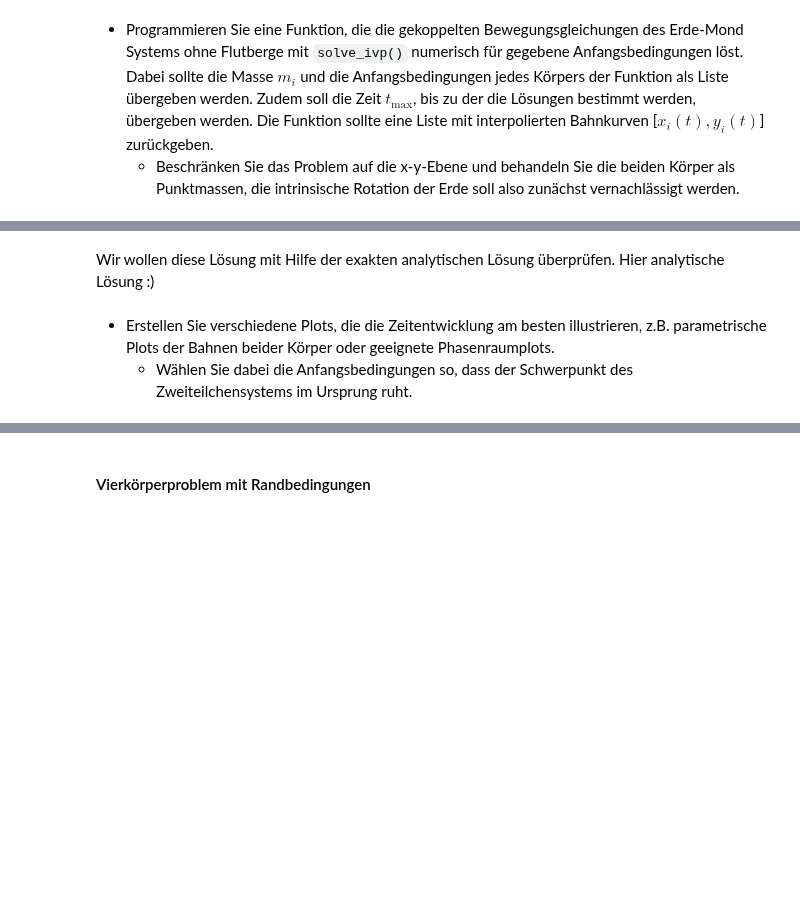
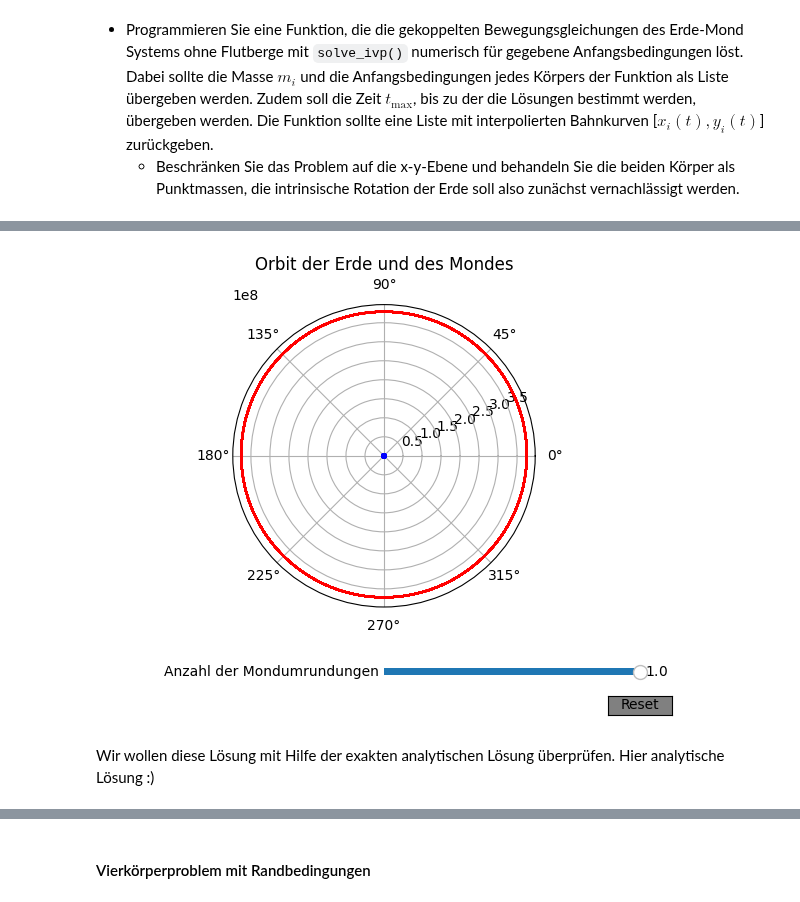
Before and after one commit to Nusssecke/Gezeitenreibung, a Jupyter notebook: gezeitenreibung.ipynb, the cells around one changed output, grey strips where cells are left out. Cells and saved outputs as stored; diff of their text form; code cells hidden in the pictures; blank space fills up the shorter version.

```diff
--- a/gezeitenreibung.ipynb
+++ b/gezeitenreibung.ipynb
@@ -226,6 +184,50 @@ plt.show()
+# %%
+# We also want to plot the solution in polar coordinates with sliders using ipympl
+%matplotlib widget
+from matplotlib.widgets import Slider, Button
+
+fig, ax = plt.subplots(subplot_kw={'projection': 'polar'})
+plt.subplots_adjust(left=0, bottom=0.25)
+
+# We need to plot the solution
+ax.plot(theta(x_1_values, y_1_values), r(x_1_values, y_1_values), color='blue', label='Erde')
+ax.plot(theta(x_2_values, y_2_values), r(x_2_values, y_2_values), color='red', label='Mond')
+ax.set_title("Orbit der Erde und des Mondes")
+
+# We need to define the axes for the sliders
+axMondUmdrehungen = plt.axes([0.45, 0.1, 0.4, 0.03])
+
+# We need to define the sliders
+sMondUmdrehungen = Slider(ax=axMondUmdrehungen, label='Anzahl der Mondumrundungen', valmin=0.1, valmax=1, valinit=1)
+
+# We need to define a function that updates the plot when the sliders are moved
+def update(val):
+    nMondUmdrehungen = sMondUmdrehungen.val
+
+    # We need to calculate the initial conditions again because they depend on the sliders
+    solution = two_body_problem(mass, x, y, v_x, v_y, nMondUmdrehungen*TMondBahn)
+    t, x_1_values, x_2_values, y_1_values, y_2_values = solution
+    ax.clear()
+    ax.plot(theta(x_1_values, y_1_values), r(x_1_values, y_1_values), color='blue', label='Erde')
+    ax.plot(theta(x_2_values, y_2_values), r(x_2_values, y_2_values), color='red', label='Mond')
+    ax.set_title("Orbit der Erde und des Mondes")
+    fig.canvas.draw_idle()
+
+# We need to connect the sliders to the update function
+sMondUmdrehungen.on_changed(update)
+
+# We need to define a reset button
+resetax = plt.axes([0.8, 0.025, 0.1, 0.04])
+button = Button(resetax, 'Reset', color="grey", hovercolor='0.975')
+
+# We need to define a function that resets the sliders
+def reset(event):
+    sMondUmdrehungen.reset()
+button.on_clicked(reset)
+
+plt.show()
+# %% [output]
+[figure, added]
 # %% [markdown]
 Wir wollen diese Lösung mit Hilfe der exakten analytischen Lösung überprüfen.
 Hier analytische Lösung :)
-# %% [markdown]
-- Erstellen Sie verschiedene Plots, die die Zeitentwicklung am besten illustrieren, z.B. parametrische Plots der Bahnen beider Körper oder geeignete Phasenraumplots.
-    - Wählen Sie dabei die Anfangsbedingungen so, dass der Schwerpunkt des Zweiteilchensystems im Ursprung ruht.
```
Also changed, not shown: parts of 11 cells of this notebook.
